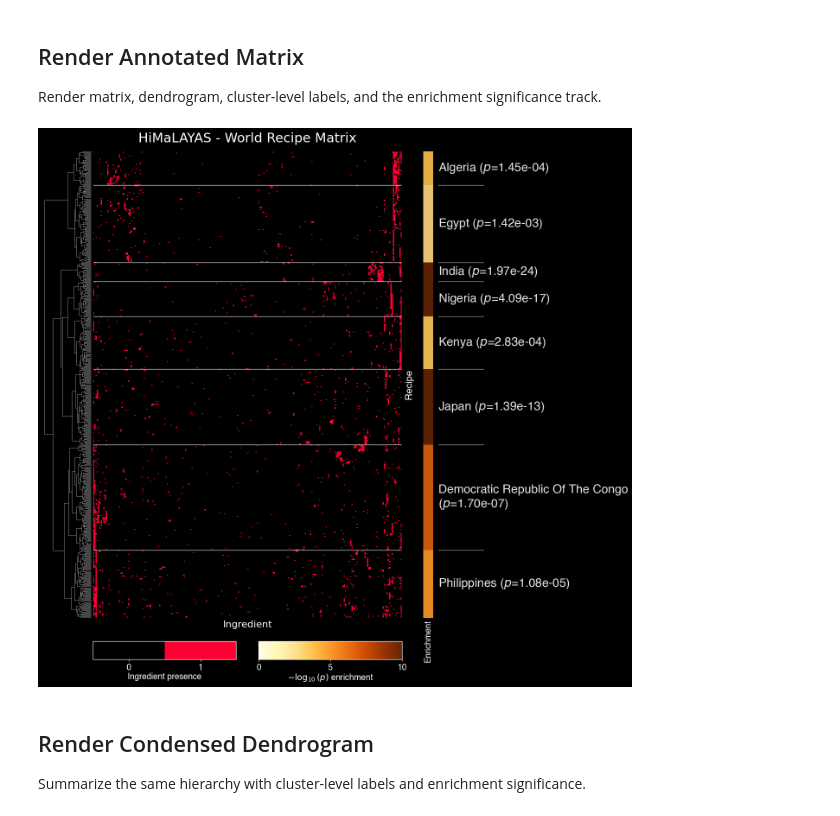
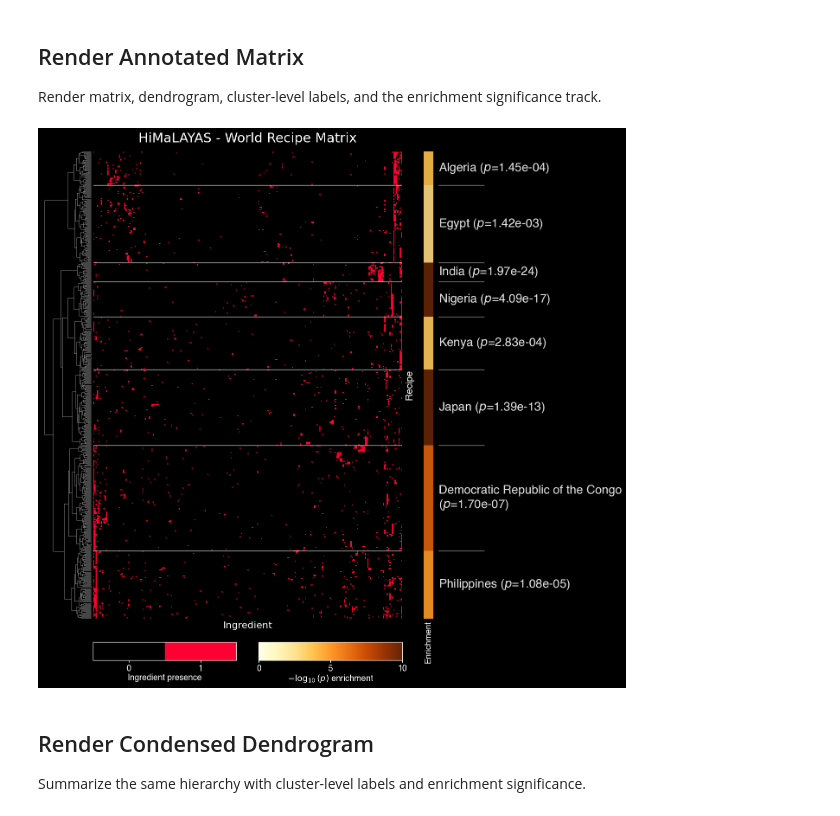
Before and after one commit to himalayas-base/himalayas-publication, a Jupyter notebook: supp_fig_2.ipynb, the cells around one changed output. Cells and saved outputs as stored; diff of their text form; code cells hidden in the pictures.

```diff
--- a/supp_fig_2.ipynb
+++ b/supp_fig_2.ipynb
@@ -398,6 +398,7 @@ plotter = (
         label_sep_lw=1.0,
         label_sep_alpha=0.6,
         label_gutter_color=BACKGROUND_COLOR,
+        overrides={7: "Democratic Republic of the Congo"},
         axes=[0.70, 0.05, 0.29, 0.90],
     )
     .plot_cluster_bar(
@@ -427,34 +428,34 @@ plotter = (
         name="enrichment",
         cmap="YlOrBr",
         norm=enrichment_norm,
         label=r"$-\log_{10}(p)$ enrichment",
         ticks=[0, 5, 10],
     )
     .plot_colorbars(
         ncols=2,
         height=0.035,
         gap=0.045,
         hpad=0.04,
         vpad=0.00,
         fontsize=14,
         font=FONT,
         color=LABEL_COLOR,
         border_color=LABEL_COLOR,
         border_width=1.0,
         border_alpha=0.9,
         tick_decimals=2,
     )
 )
 
 plotter.save(
     PNG_DIR / "world_recipe_matrix.png",
     dpi=300,
     bbox_inches="tight",
     pad_inches=0.02,
 )
 plotter.show()
 # %% [output]
-[figure, old version]
+[figure, new version]
 # %% [markdown]
 ## Render Condensed Dendrogram
 
```
Also changed, not shown: parts of 2 cells of this notebook.
